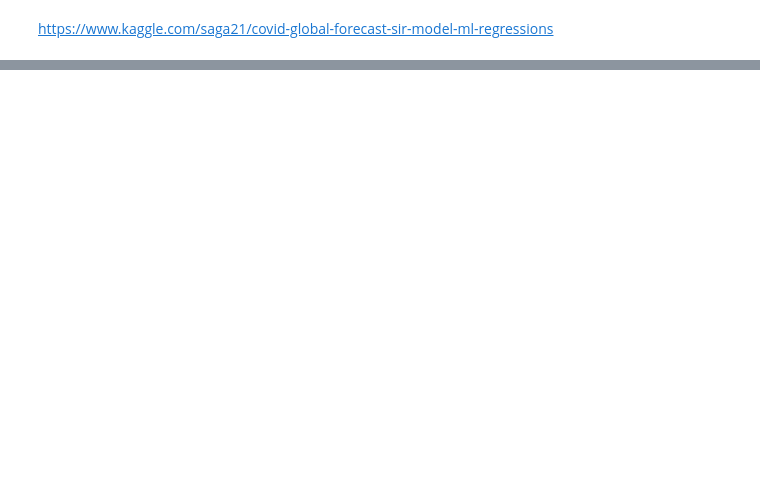
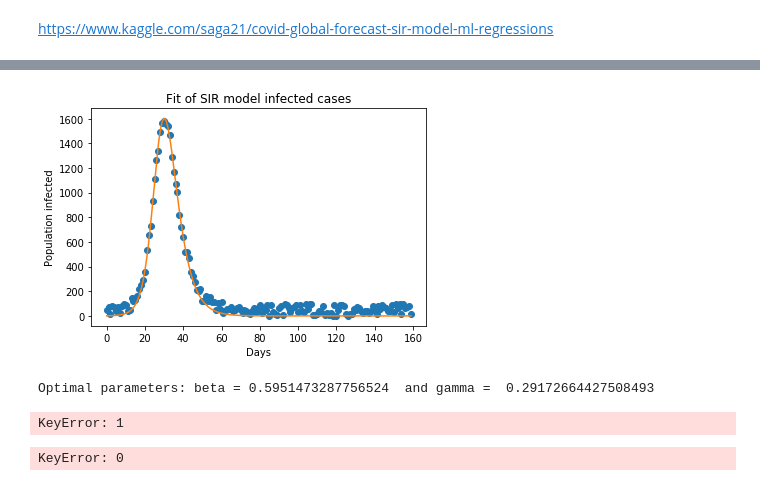
Before and after one commit to m-almatary/projetCovid, a Jupyter notebook: data/FR/covid.ipynb, the cells around one changed output, grey strips where cells are left out. Cells and saved outputs as stored; diff of their text form; code cells hidden in the pictures; blank space fills up the shorter version.

Commit message:
rajout du bruit

```diff
--- a/data/FR/covid.ipynb
+++ b/data/FR/covid.ipynb
@@ -213,37 +196,86 @@ Optimal parameters: beta = 0.5031446540880493  and gamma =  0.2012578616352196
 # %%
 
-# fitg sur données synthetique avec bruit
+# fitg sur données synthetique sans bruit
 infected = I #géneré par le model SIR
-newN = 1000 #comme celui d'avant
-expectedBeta = 0.5
-expectedGama = 2./10
+newN = 10000 #comme celui d'avant
+expectedBeta = 0.6
+expectedGama = 3./10
 
 # Initial number of infected and recovered individuals, I0 and R0.
 I0, R0 = infected[0], 0
 # Everyone else, S0, is susceptible to infection initially.
 S0 = newN - I0 - R0
 
 x = [i for i in range (0,160)]
-y = infected +np.random
+y = infected +np.random.randint(100, size=160)
 
 
-def sir_model(y, x, beta, gamma):
-    sus = -beta * y[0] * y[1] / N
-    rec = gamma * y[1]
+def sir_model(y, x, betas, gammas):
+    sus = -betas * y[0] * y[1] / newN
+    rec = gammas * y[1]
     inf = -(sus + rec)
     return sus, inf, rec
 
-def fit_odeint(x, beta, gamma):
-    return integrate.odeint(sir_model, (S0, I0, R0), x, args=(beta, gamma))[:,1]
+def fit_odeint(x, betas, gammas):
+    return integrate.odeint(sir_model, (S0, I0, R0), x, args=(betas, gammas))[:,1]
 
 popt, pcov = optimize.curve_fit(fit_odeint, x, y)
 fitted = fit_odeint(x, *popt)
 
 
 plt.plot(x, y, 'o')
 plt.plot(x, fitted)
 plt.title("Fit of SIR model infected cases")
 plt.ylabel("Population infected")
 plt.xlabel("Days")
 plt.show()
 print("Optimal parameters: beta =", popt[0], " and gamma = ", popt[1])
+# %% [output]
+[figure, added]
+Optimal parameters: beta = 0.5951473287756524  and gamma =  0.29172664427508493
+# %%
+
+# fitg sur données synthetique sans bruit
+infected = data[data.sexe==0].groupby(['jour']).agg({'hosp':['sum']})["hosp"]
+print(type(infected))
+
+newN = 10000 #comme celui d'avant
+expectedBeta = 0.6
+expectedGama = 3./10
+
+# Initial number of infected and recovered individuals, I0 and R0.
+I0, R0 = infected["hosp"][0], 0
+# Everyone else, S0, is susceptible to infection initially.
+S0 = newN - I0 - R0
+
+x = [i for i in range (0,len(infected["hosp"]))]
+y = infected +np.random.randint(100, size=len(infected["hosp"]))
+
+
+def sir_model(y, x, betas, gammas):
+    sus = -betas * y[0] * y[1] / newN
+    rec = gammas * y[1]
+    inf = -(sus + rec)
+    return sus, inf, rec
+
+def fit_odeint(x, betas, gammas):
+    return integrate.odeint(sir_model, (S0, I0, R0), x, args=(betas, gammas))[:,1]
+
+popt, pcov = optimize.curve_fit(fit_odeint, x, y)
+fitted = fit_odeint(x, *popt)
+
+
+plt.plot(x, y, 'o')
+plt.plot(x, fitted)
+plt.title("Fit of SIR model infected cases")
+plt.ylabel("Population infected")
+plt.xlabel("Days")
+plt.show()
+print("Optimal parameters: beta =", popt[0], " and gamma = ", popt[1])
+# %% [output]
+KeyError: 1
+# %%
+infected = data[data.sexe==0].groupby(['jour']).agg({'hosp':['sum']}).hosp
+print(infected[0])
+# %% [output]
+KeyError: 0
```
Also changed, not shown: parts of 3 cells of this notebook.
